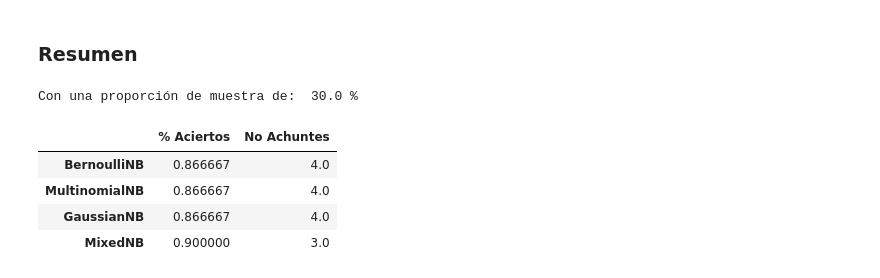
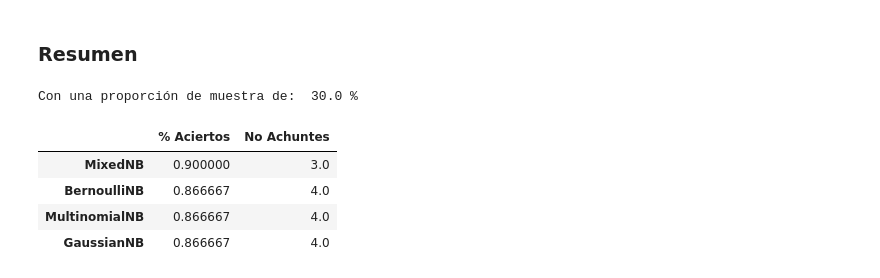
Before and after one commit to WilderGitHub/MCD, a Jupyter notebook: I. 03 Minería de Datos I/Practicas/Practica 4 Naive Bayes/Practica 4 NaiveBayes.ipynb, the cells around one changed output. Drawn from its saved outputs; the diff is of its cells as text; code cells hidden in the pictures.

```diff
--- a/I. 03 Minería de Datos I/Practicas/Practica 4 Naive Bayes/Practica 4 NaiveBayes.ipynb
+++ b/I. 03 Minería de Datos I/Practicas/Practica 4 Naive Bayes/Practica 4 NaiveBayes.ipynb
@@ -146,11 +148,11 @@ tabla = pd.DataFrame(data=valores, index=cabeceras, columns = ["% Aciertos", "No
 ### Resumen
 # %%
 print("Con una proporción de muestra de: ", tamaño*100, "%")
-tabla
+tabla.sort_values(by="% Aciertos", ascending= False)
 # %% [output]
 Con una proporción de muestra de:  30.0 %
 |  | % Aciertos | No Achuntes |
+| MixedNB | 0.900000 | 3.0 |
 | BernoulliNB | 0.866667 | 4.0 |
 | MultinomialNB | 0.866667 | 4.0 |
 | GaussianNB | 0.866667 | 4.0 |
-| MixedNB | 0.900000 | 3.0 |
```
Also changed, not shown: parts of 2 cells of this notebook, 2 other files.
